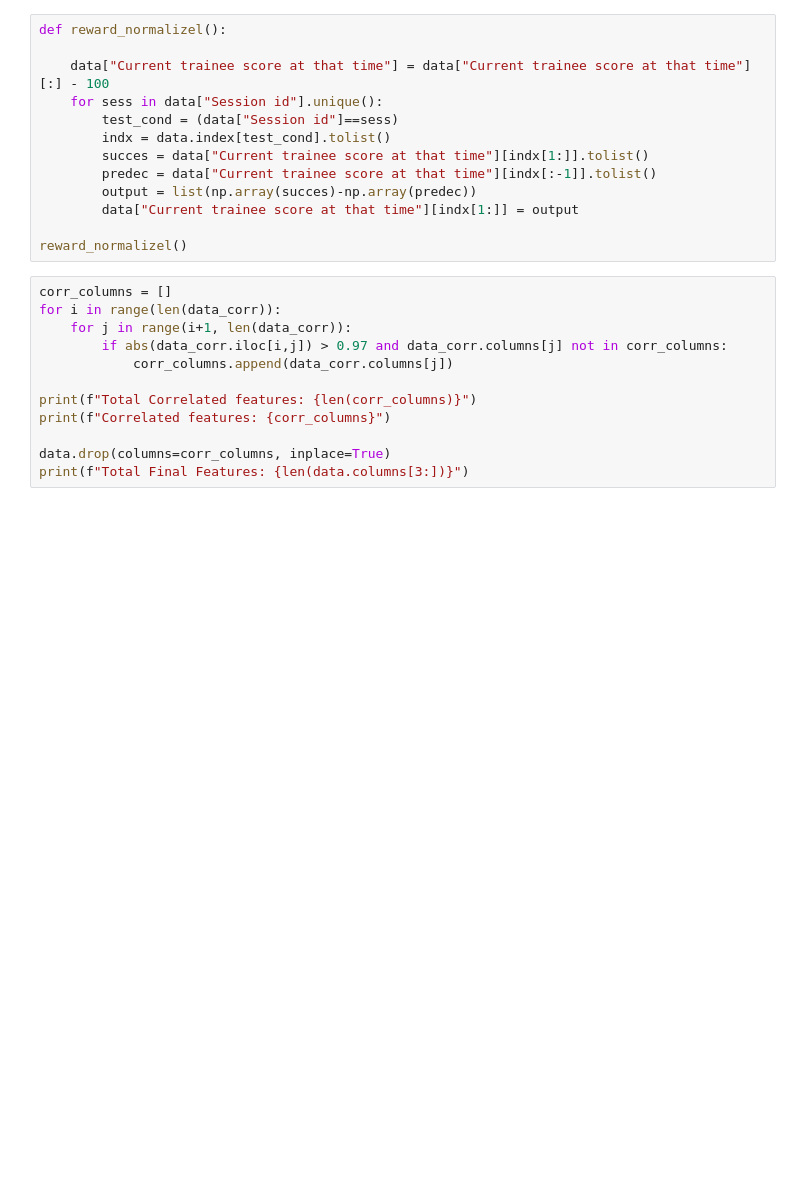
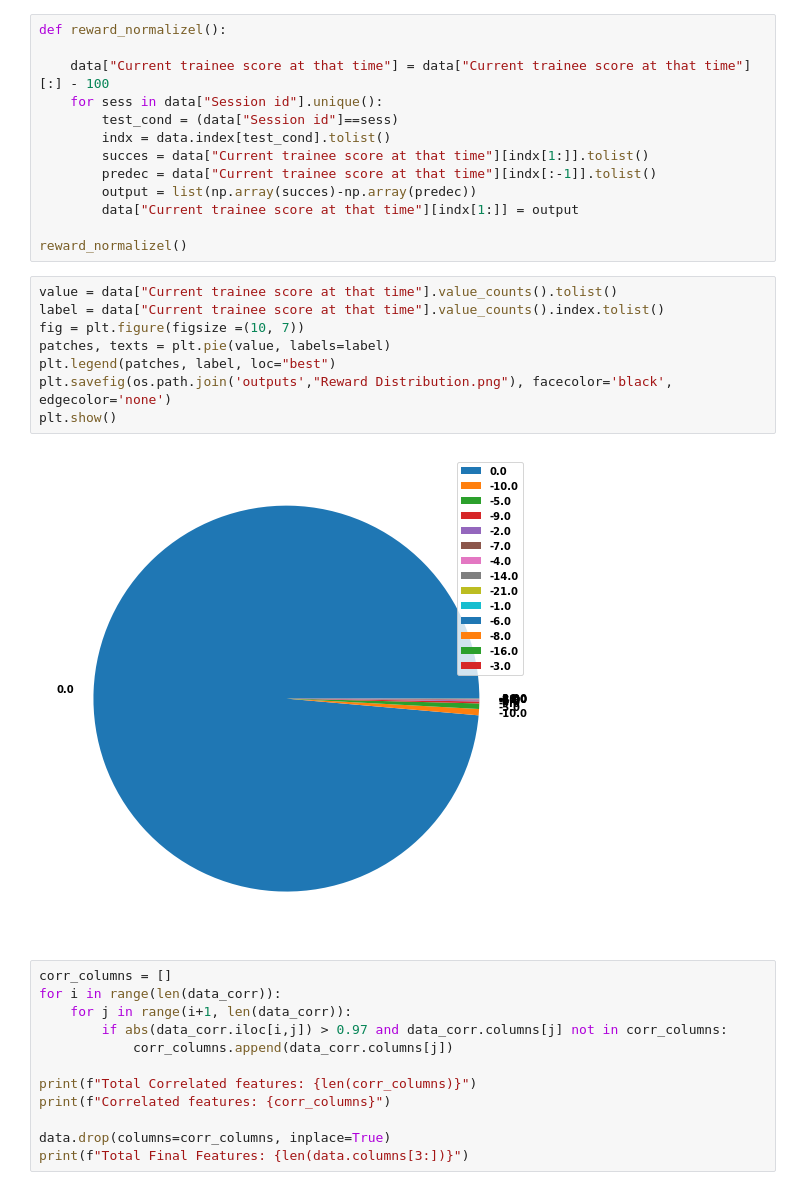
Before and after one commit to pranavAL/InvRL_Auto-Evaluate, a Jupyter notebook: EDA.ipynb, the cells around one changed output. Drawn from its saved outputs; the diff is of its cells as text; blank space fills up the shorter version.

Commit message:
Additional Data Analysis

```diff
--- a/EDA.ipynb
+++ b/EDA.ipynb
@@ -195,6 +195,16 @@ def reward_normalizel():
         data["Current trainee score at that time"][indx[1:]] = output
 
 reward_normalizel()
+# %%
+value = data["Current trainee score at that time"].value_counts().tolist()
+label = data["Current trainee score at that time"].value_counts().index.tolist()
+fig = plt.figure(figsize =(10, 7))
+patches, texts = plt.pie(value, labels=label)
+plt.legend(patches, label, loc="best")
+plt.savefig(os.path.join('outputs',"Reward Distribution.png"), facecolor='black', edgecolor='none')
+plt.show()
+# %% [output]
+[figure, added]
 # %%
 corr_columns = []
 for i in range(len(data_corr)):
```
Also changed, not shown: 1 other file.
